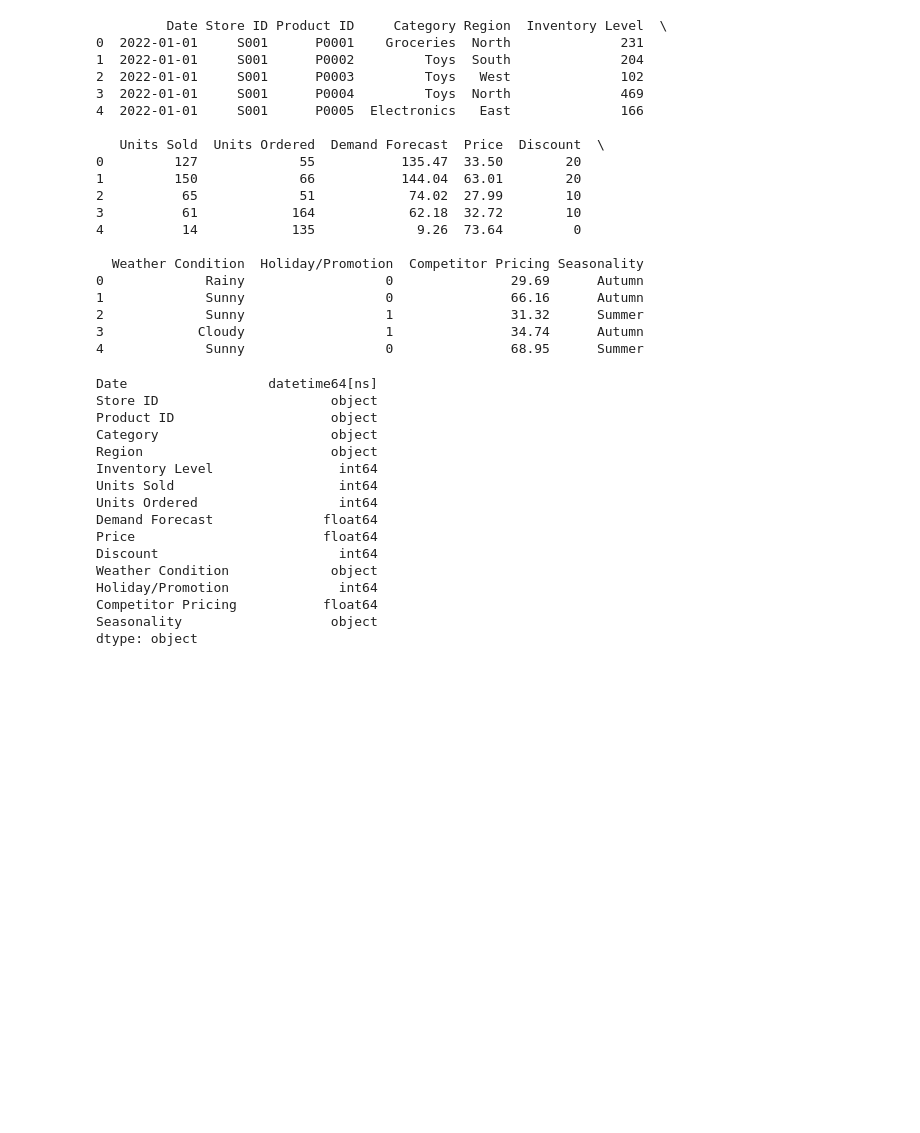
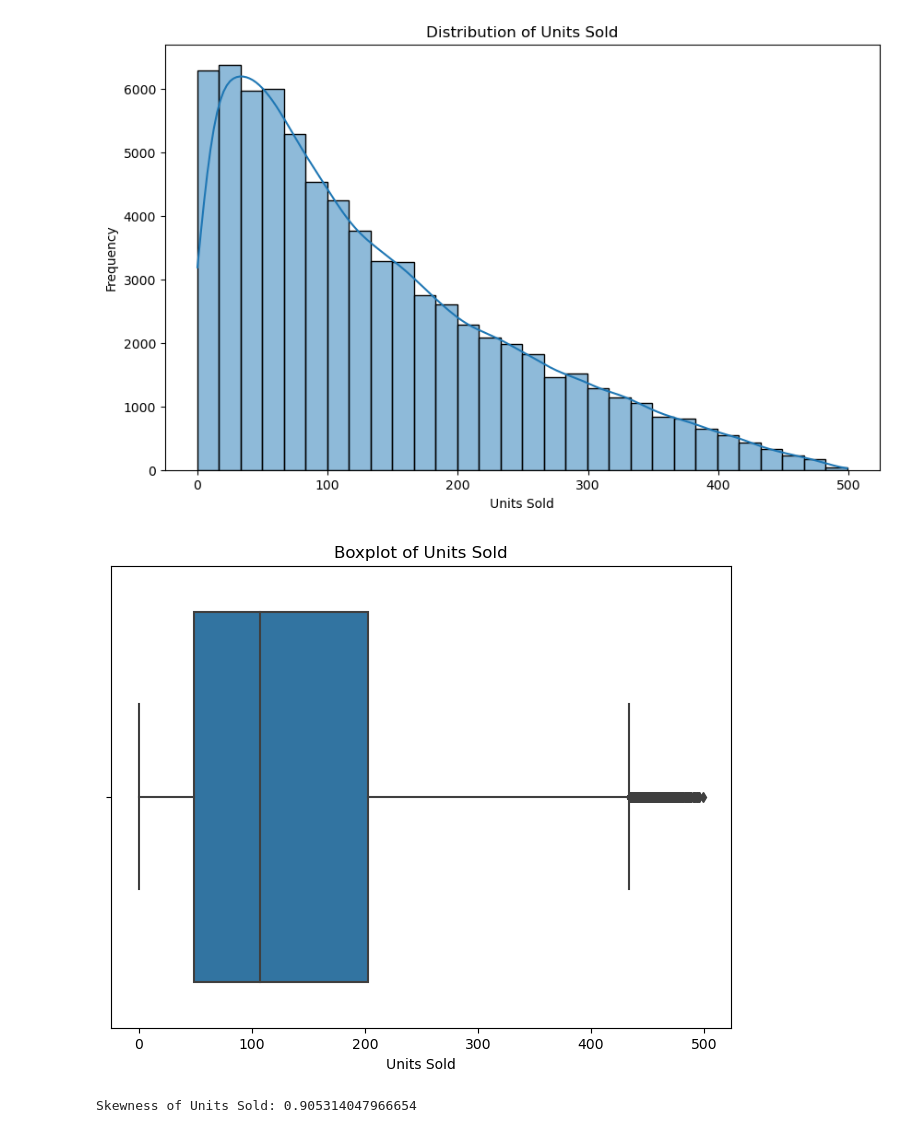
Before and after one commit to AugustNg/FYP, a Jupyter notebook: XGBoost.ipynb, the cells around one changed output. Saved outputs shown, nothing was run; the diff lists cells and outputs as text; code cells hidden in the pictures; blank space fills up the shorter version.

```diff
--- a/XGBoost.ipynb
+++ b/XGBoost.ipynb
@@ -100,43 +0,0 @@ max      100.000000     20.000000          104.940000
-# %%
-print(df.head())
-# %% [output]
-         Date Store ID Product ID     Category Region  Inventory Level  \
-0  2022-01-01     S001      P0001    Groceries  North              231
-1  2022-01-01     S001      P0002         Toys  South              204
-2  2022-01-01     S001      P0003         Toys   West              102
-3  2022-01-01     S001      P0004         Toys  North              469
-4  2022-01-01     S001      P0005  Electronics   East              166
-
-   Units Sold  Units Ordered  Demand Forecast  Price  Discount  \
-0         127             55           135.47  33.50        20
-1         150             66           144.04  63.01        20
-2          65             51            74.02  27.99        10
-3          61            164            62.18  32.72        10
-4          14            135             9.26  73.64         0
-
-  Weather Condition  Holiday/Promotion  Competitor Pricing Seasonality
-0             Rainy                  0               29.69      Autumn
-1             Sunny                  0               66.16      Autumn
-2             Sunny                  1               31.32      Summer
-3            Cloudy                  1               34.74      Autumn
-4             Sunny                  0               68.95      Summer
-# %%
-df["Date"] = pd.to_datetime(df["Date"])
-print(df.dtypes)
-# %% [output]
-Date                  datetime64[ns]
-Store ID                      object
-Product ID                    object
-Category                      object
-Region                        object
-Inventory Level                int64
-Units Sold                     int64
-Units Ordered                  int64
-Demand Forecast              float64
-Price                        float64
-Discount                       int64
-Weather Condition             object
-Holiday/Promotion              int64
-Competitor Pricing           float64
-Seasonality                   object
-dtype: object
@@ -143 +28,24 @@ dtype: object
+# %%
+# Plot a histogram of the target variable
+plt.figure(figsize=(10, 6))
+sns.histplot(df['Units Sold'], kde=True, bins=30)
+plt.title('Distribution of Units Sold')
+plt.xlabel('Units Sold')
+plt.ylabel('Frequency')
+plt.show()
+
+# Plot a boxplot to check for outliers
+plt.figure(figsize=(8, 6))
+sns.boxplot(x=df['Units Sold'])
+plt.title('Boxplot of Units Sold')
+plt.xlabel('Units Sold')
+plt.show()
+
+# Calculate skewness
+skew_value = skew(df['Units Sold'])
+print(f"Skewness of Units Sold: {skew_value}")
+# %% [output]
+[figure, added]
+[figure, added]
+Skewness of Units Sold: 0.905314047966654
 # %%
```
Also changed, not shown: parts of 25 cells of this notebook, 37 other files.
